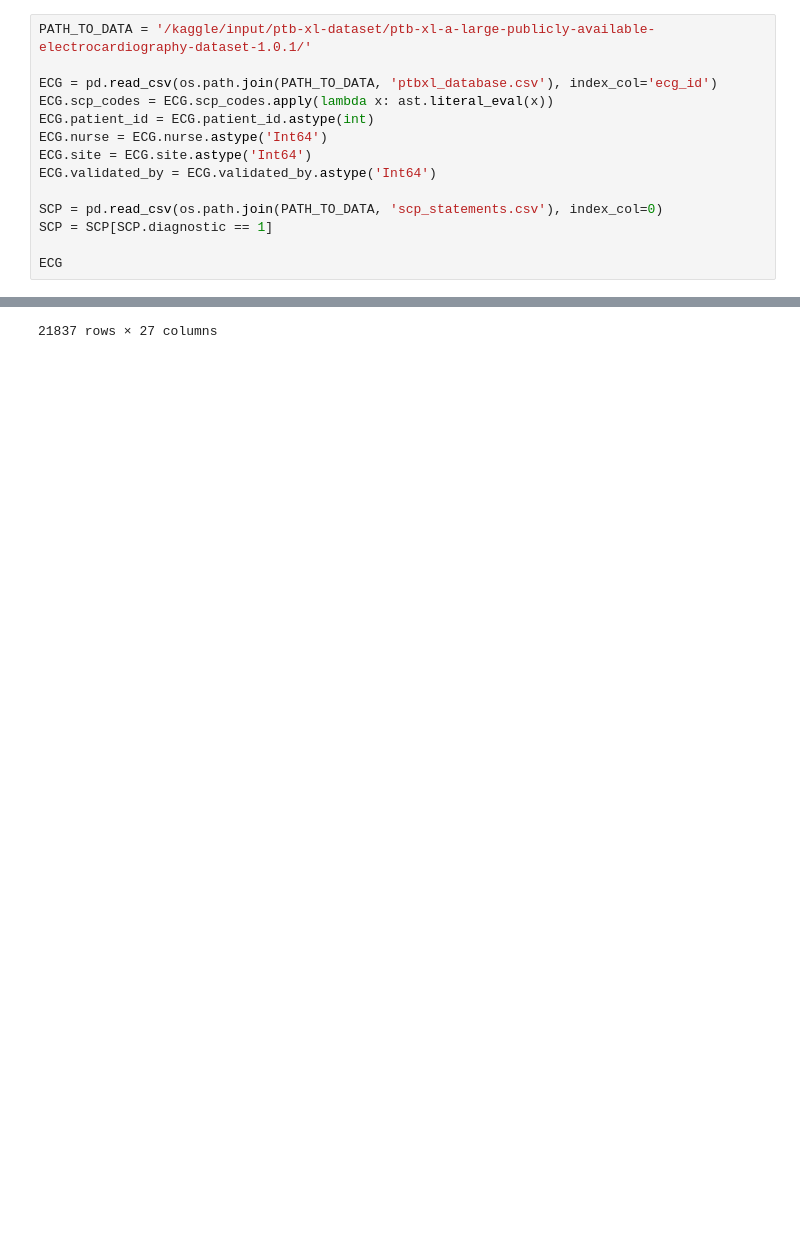
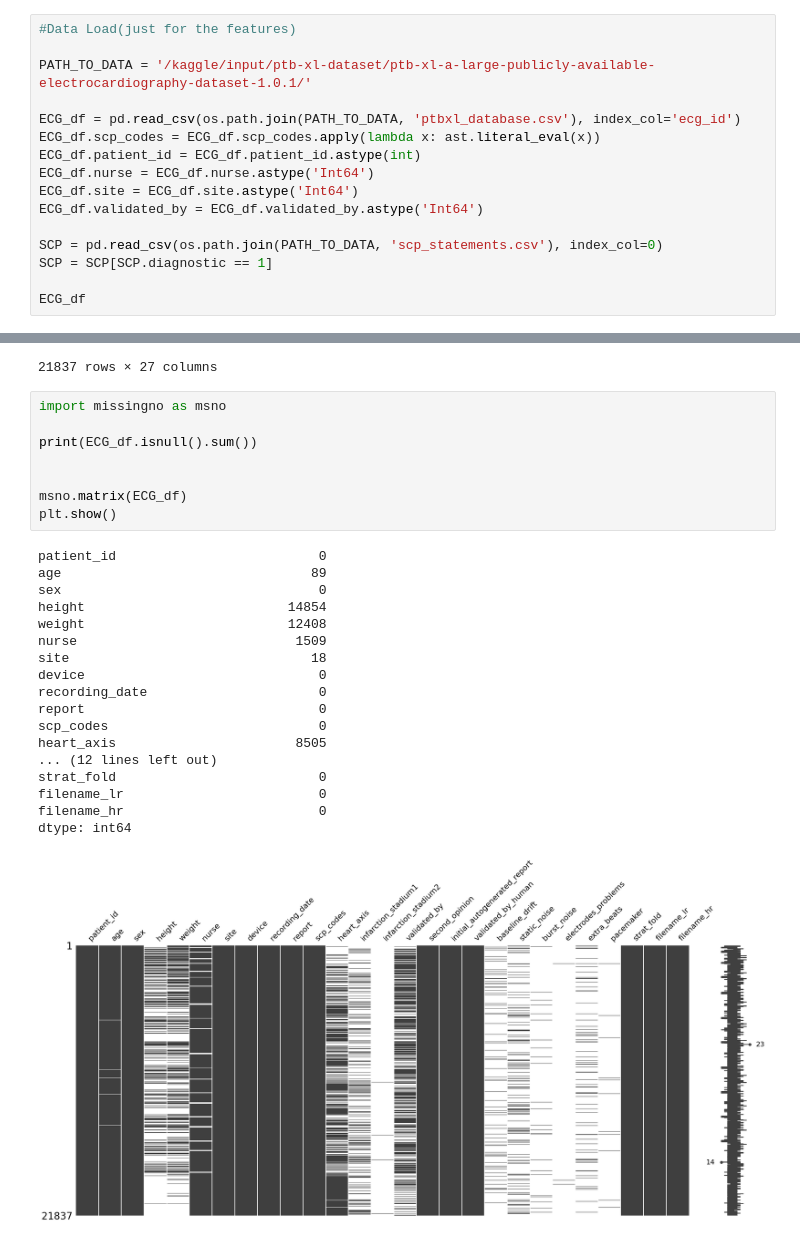
Before and after one commit to HenrikLogJacobsen/DL_UNICT, a Jupyter notebook: PTB_XL.ipynb, the cells around one changed output, grey strips where cells are left out. Cells and saved outputs as stored; diff of their text form; blank space fills up the shorter version.

Commit message:
Preprocessing complete, visualizations to be added

```diff
--- a/PTB_XL.ipynb
+++ b/PTB_XL.ipynb
@@ -32,19 +33,21 @@ import torch
 import torch.nn as nn
 from torch.utils.data import Dataset, DataLoader
 # %%
+#Data Load(just for the features)
+
 PATH_TO_DATA = '/kaggle/input/ptb-xl-dataset/ptb-xl-a-large-publicly-available-electrocardiography-dataset-1.0.1/'
 
-ECG = pd.read_csv(os.path.join(PATH_TO_DATA, 'ptbxl_database.csv'), index_col='ecg_id')
-ECG.scp_codes = ECG.scp_codes.apply(lambda x: ast.literal_eval(x))
-ECG.patient_id = ECG.patient_id.astype(int)
-ECG.nurse = ECG.nurse.astype('Int64')
-ECG.site = ECG.site.astype('Int64')
-ECG.validated_by = ECG.validated_by.astype('Int64')
+ECG_df = pd.read_csv(os.path.join(PATH_TO_DATA, 'ptbxl_database.csv'), index_col='ecg_id')
+ECG_df.scp_codes = ECG_df.scp_codes.apply(lambda x: ast.literal_eval(x))
+ECG_df.patient_id = ECG_df.patient_id.astype(int)
+ECG_df.nurse = ECG_df.nurse.astype('Int64')
+ECG_df.site = ECG_df.site.astype('Int64')
+ECG_df.validated_by = ECG_df.validated_by.astype('Int64')
 
 SCP = pd.read_csv(os.path.join(PATH_TO_DATA, 'scp_statements.csv'), index_col=0)
 SCP = SCP[SCP.diagnostic == 1]
 
-ECG
+ECG_df
 # %% [output]
 |  | patient_id | age | sex | height | weight | nurse | site | device | recording_date | report | ... |
 | ecg_id |  |  |  |  |  |  |  |  |  |  | ... |
@@ -60,3 +63,30 @@ ECG
 | 21836 | 8873 | 64.0 | 1 | NaN | NaN | 1 | 2 | AT-60 3 | 2001-06-09 18:21:49 | supraventrikulÄre extrasystole(n)... | ... |
 | 21837 | 11744 | 68.0 | 0 | NaN | NaN | 1 | 2 | AT-60 3 | 2001-06-11 16:43:01 | sinusrhythmus p-sinistrocardiale ... | ... |
 21837 rows × 27 columns
+# %%
+import missingno as msno
+
+print(ECG_df.isnull().sum())
+
+
+msno.matrix(ECG_df)
+plt.show()
+# %% [output]
+patient_id                          0
+age                                89
+sex                                 0
+height                          14854
+weight                          12408
+nurse                            1509
+site                               18
+device                              0
+recording_date                      0
+report                              0
+scp_codes                           0
+heart_axis                       8505
+... (12 lines left out)
+strat_fold                          0
+filename_lr                         0
+filename_hr                         0
+dtype: int64
+[figure, added]
```
Also changed, not shown: parts of 12 cells of this notebook.
